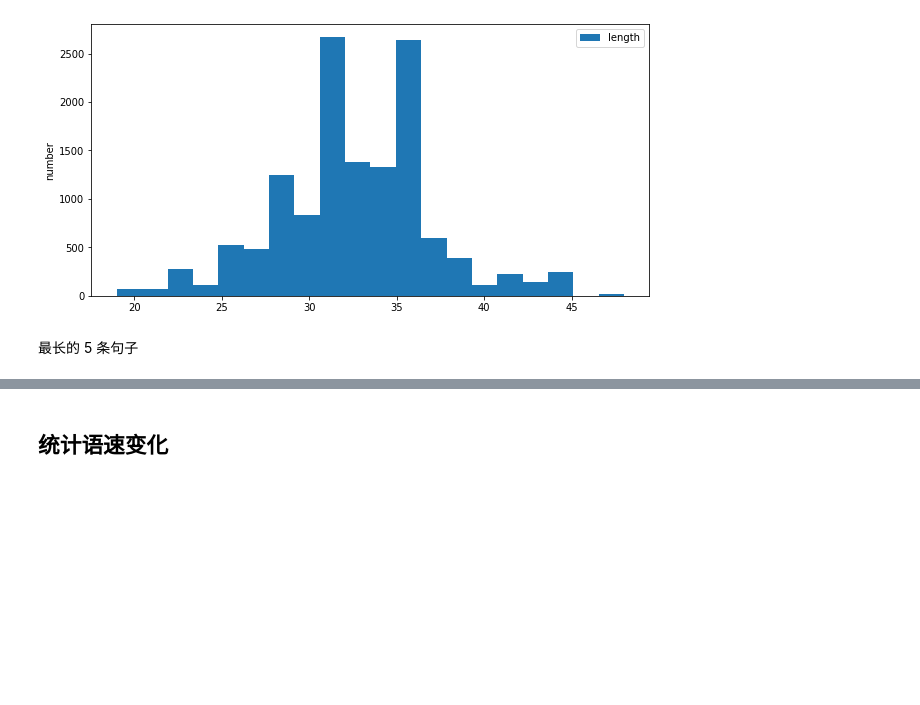
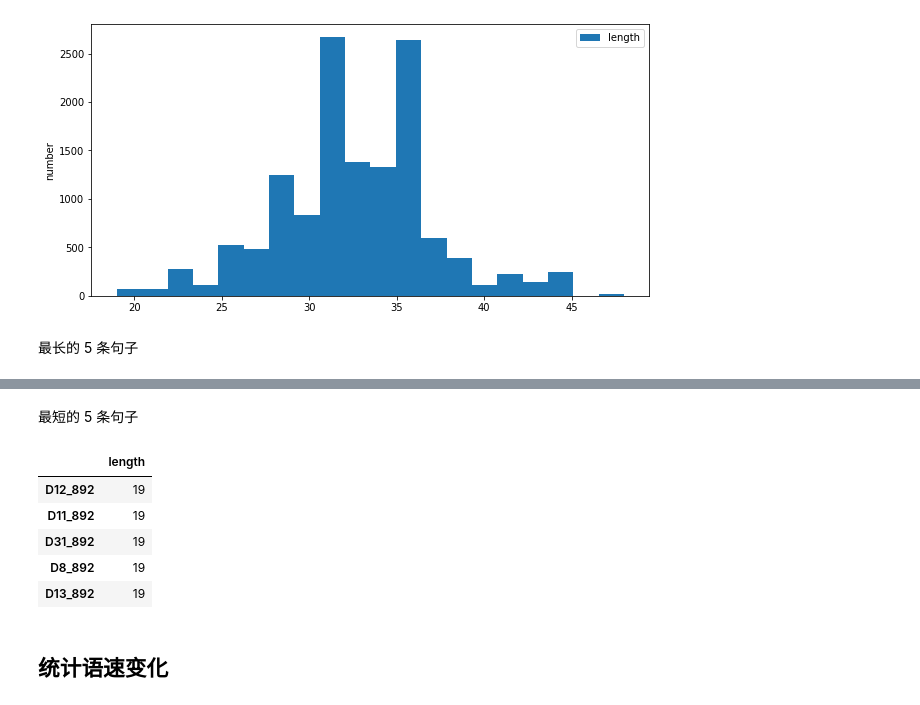
Before and after one commit to wu-jingtao/training-data, a Jupyter notebook: speech_recognition/chinese/THCHS30/notebooks/THCHS30-数据分析报告.ipynb, the cells around one changed output, grey strips where cells are left out. Cells and saved outputs as stored; diff of their text form; code cells hidden in the pictures; blank space fills up the shorter version.

```diff
--- a/speech_recognition/chinese/THCHS30/notebooks/THCHS30-数据分析报告.ipynb
+++ b/speech_recognition/chinese/THCHS30/notebooks/THCHS30-数据分析报告.ipynb
@@ -137,3 +148,14 @@ sentences_length.head()
+# %% [markdown]
+最短的 5 条句子
+# %%
+sentences_length.tail().iloc[::-1]
+# %% [output]
+|  | length |
+| D12_892 | 19 |
+| D11_892 | 19 |
+| D31_892 | 19 |
+| D8_892 | 19 |
+| D13_892 | 19 |
 # %% [markdown]
 ## 统计语速变化
 # %%
```
Also changed, not shown: parts of 6 cells of this notebook.
